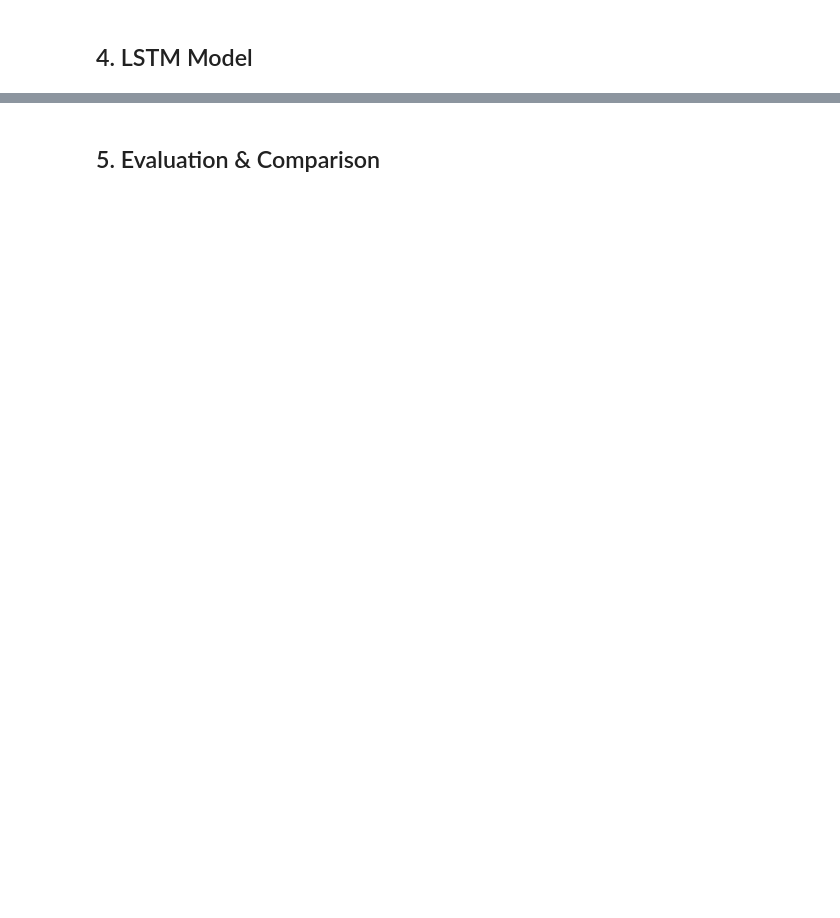
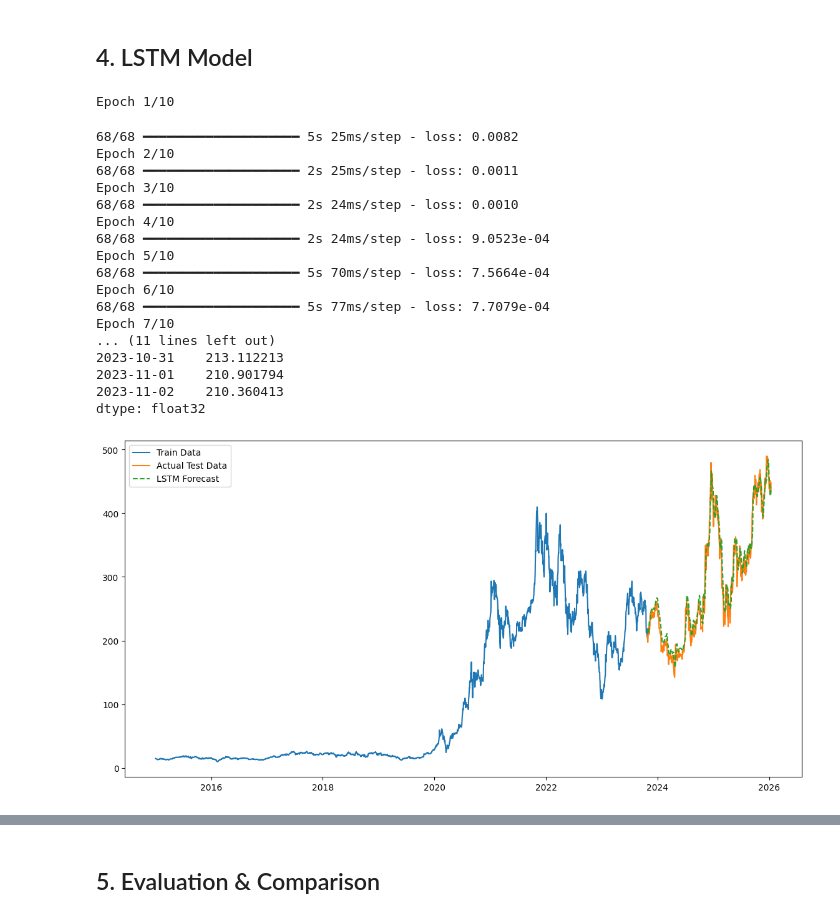
Before and after one commit to ruthasoll/Time-series-forecasting-for-portfolio-management-optimization, a Jupyter notebook: notebooks/Model_Building.ipynb, the cells around one changed output, grey strips where cells are left out. Drawn from its saved outputs; the diff is of its cells as text; code cells hidden in the pictures; blank space fills up the shorter version.

```diff
--- a/notebooks/Model_Building.ipynb
+++ b/notebooks/Model_Building.ipynb
@@ -92,3 +111,43 @@ forecast_lstm = pd.Series(predictions_lstm, index=test_data.index)
+# %%
+from models import LSTMModel
+
+lstm_model = LSTMModel(look_back=60, epochs=10)
+lstm_model.fit(train_data)
+
+# Prepare correctly shaped input (use last `look_back` from train + full test)
+combined_data = pd.concat([train_data[-60:], test_data])
+predictions_lstm = lstm_model.predict(combined_data.values)
+
+# Align and visualize
+forecast_lstm = pd.Series(predictions_lstm, index=test_data.index)
+print(forecast_lstm.head())
+
+plt.figure(figsize=(14, 7))
+plt.plot(train_data.index, train_data, label='Train Data')
+plt.plot(test_data.index, test_data, label='Actual Test Data')
+plt.plot(forecast_lstm.index, forecast_lstm, label='LSTM Forecast', linestyle='--')
+plt.legend()
+plt.show()
+# %% [output]
+Epoch 1/10
+68/68 ━━━━━━━━━━━━━━━━━━━━ 5s 25ms/step - loss: 0.0082
+Epoch 2/10
+68/68 ━━━━━━━━━━━━━━━━━━━━ 2s 25ms/step - loss: 0.0011
+Epoch 3/10
+68/68 ━━━━━━━━━━━━━━━━━━━━ 2s 24ms/step - loss: 0.0010
+Epoch 4/10
+68/68 ━━━━━━━━━━━━━━━━━━━━ 2s 24ms/step - loss: 9.0523e-04
+Epoch 5/10
+68/68 ━━━━━━━━━━━━━━━━━━━━ 5s 70ms/step - loss: 7.5664e-04
+Epoch 6/10
+68/68 ━━━━━━━━━━━━━━━━━━━━ 5s 77ms/step - loss: 7.7079e-04
+Epoch 7/10
+... (11 lines left out)
+2023-10-31    213.112213
+2023-11-01    210.901794
+2023-11-02    210.360413
+dtype: float32
+[figure, added]
 # %%
 plt.figure(figsize=(12, 6))
 plt.plot(test_data, label='Actual')
```
Also changed, not shown: parts of 8 cells of this notebook, 2 other files.
